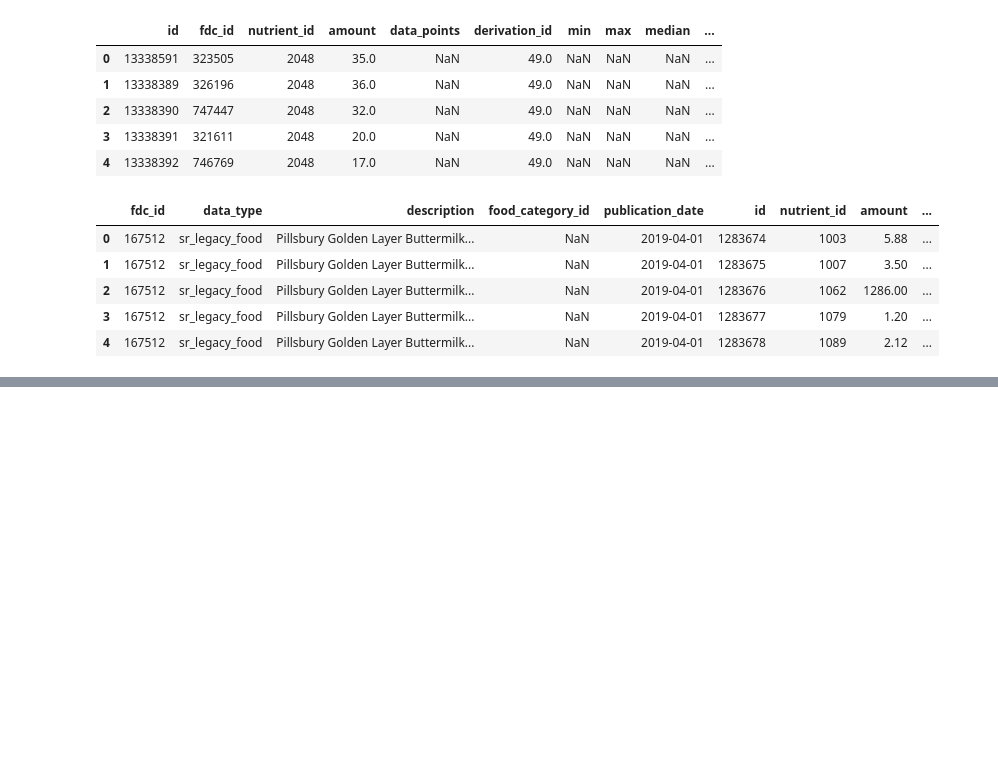
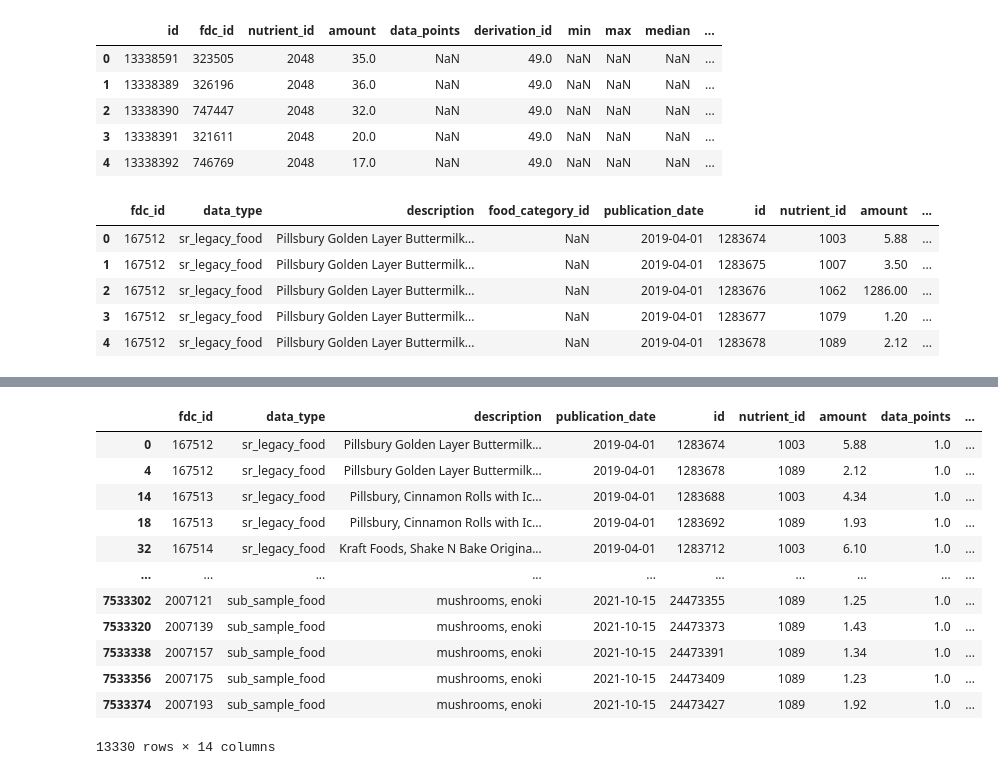
Before and after one commit to jacob-parks98/Smart_MAR, a Jupyter notebook: Smart_MAR.ipynb, the cells around one changed output, grey strips where cells are left out. Saved outputs shown, nothing was run; the diff lists cells and outputs as text; code cells hidden in the pictures; blank space fills up the shorter version.

```diff
--- a/Smart_MAR.ipynb
+++ b/Smart_MAR.ipynb
@@ -443,0 +553,18 @@ food_nona[food_nona['description'].str.contains('soup')]
+# %%
+food_nona = food_nona[(food_nona['name'] == 'Protein') | (food_nona['name'] == 'Iron, Fe')]
+# %%
+food_nona
+# %% [output]
+|  | fdc_id | data_type | description | publication_date | id | nutrient_id | amount | data_points | ... |
+| 0 | 167512 | sr_legacy_food | Pillsbury Golden Layer Buttermilk... | 2019-04-01 | 1283674 | 1003 | 5.88 | 1.0 | ... |
+| 4 | 167512 | sr_legacy_food | Pillsbury Golden Layer Buttermilk... | 2019-04-01 | 1283678 | 1089 | 2.12 | 1.0 | ... |
+| 14 | 167513 | sr_legacy_food | Pillsbury, Cinnamon Rolls with Ic... | 2019-04-01 | 1283688 | 1003 | 4.34 | 1.0 | ... |
+| 18 | 167513 | sr_legacy_food | Pillsbury, Cinnamon Rolls with Ic... | 2019-04-01 | 1283692 | 1089 | 1.93 | 1.0 | ... |
+| 32 | 167514 | sr_legacy_food | Kraft Foods, Shake N Bake Origina... | 2019-04-01 | 1283712 | 1003 | 6.10 | 1.0 | ... |
+| ... | ... | ... | ... | ... | ... | ... | ... | ... | ... |
+| 7533302 | 2007121 | sub_sample_food | mushrooms, enoki | 2021-10-15 | 24473355 | 1089 | 1.25 | 1.0 | ... |
+| 7533320 | 2007139 | sub_sample_food | mushrooms, enoki | 2021-10-15 | 24473373 | 1089 | 1.43 | 1.0 | ... |
+| 7533338 | 2007157 | sub_sample_food | mushrooms, enoki | 2021-10-15 | 24473391 | 1089 | 1.34 | 1.0 | ... |
+| 7533356 | 2007175 | sub_sample_food | mushrooms, enoki | 2021-10-15 | 24473409 | 1089 | 1.23 | 1.0 | ... |
+| 7533374 | 2007193 | sub_sample_food | mushrooms, enoki | 2021-10-15 | 24473427 | 1089 | 1.92 | 1.0 | ... |
+13330 rows × 14 columns
```
Also changed, not shown: parts of 31 cells of this notebook, 3 other files.
